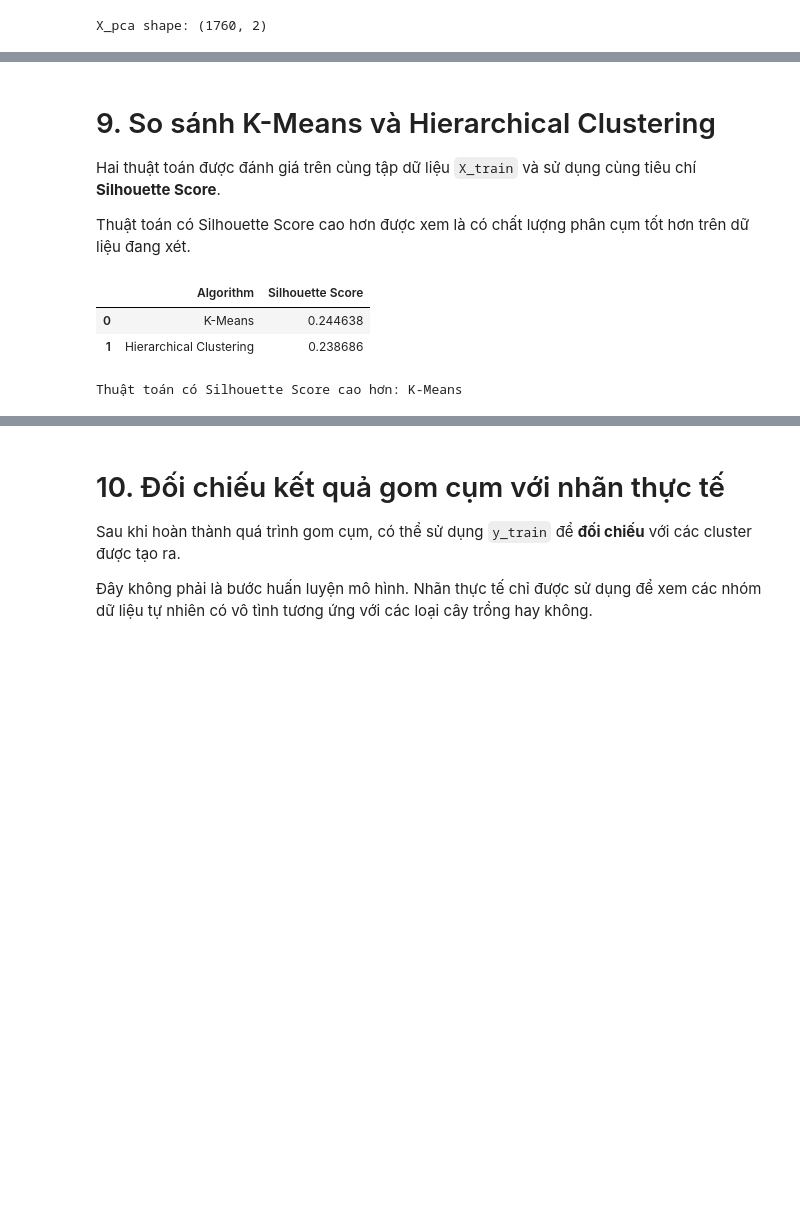
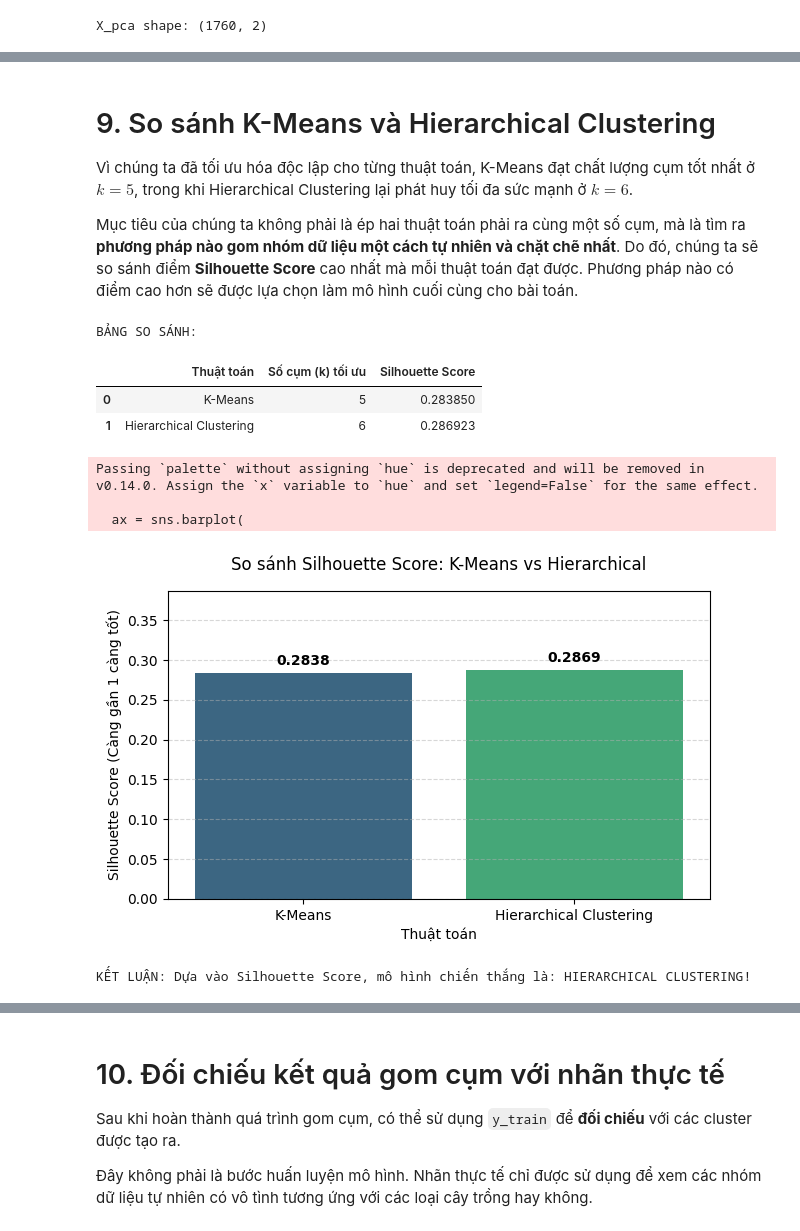
Before and after one commit to QuangVinhDK3/Crop_recommendation, a Jupyter notebook: notebooks/04_clustering.ipynb, the cells around one changed output, grey strips where cells are left out. Cells and saved outputs as stored; diff of their text form; code cells hidden in the pictures; blank space fills up the shorter version.

```diff
--- a/notebooks/04_clustering.ipynb
+++ b/notebooks/04_clustering.ipynb
@@ -177,6 +208,6 @@ Dựa vào biểu đồ Elbow Method ở trên, xác định vị trí đường
 # %%
 # Thay đổi giá trị này theo điểm "khuỷu tay" quan sát được trên biểu đồ
-optimal_k = 4
+optimal_k = 5
 
 print("Số cụm được lựa chọn:", optimal_k)
 # %% [output]
@@ -353,0 +381,16 @@ plt.show()
+# %%
+# Lấy luôn dòng đầu tiên (Top 1) của bảng kết quả tự động
+best_k = df_results.loc[0, "Số cụm (k)"]
+best_linkage = df_results.loc[0, "Linkage"]
+best_score = df_results.loc[0, "Silhouette Score"]
+
+print(f"Đang chạy mô hình với tham số tối ưu: k = {best_k}, linkage = '{best_linkage}'...")
+
+# Huấn luyện mô hình chính thức
+hierarchical = AgglomerativeClustering(n_clusters=best_k, linkage=best_linkage)
+hierarchical_labels = hierarchical.fit_predict(X_train)
+
+print(f"-> Hoàn tất! Silhouette Score đạt: {best_score:.4f}\n")
+
+print("Phân phối số lượng điểm dữ liệu trong từng cụm:")
+print(pd.Series(hierarchical_labels).value_counts().sort_index())
@@ -354,27 +455,54 @@ plt.show()
 # %% [markdown]
 # 9. So sánh K-Means và Hierarchical Clustering
 
-Hai thuật toán được đánh giá trên cùng tập dữ liệu `X_train` và sử dụng cùng tiêu chí **Silhouette Score**.
+Vì chúng ta đã tối ưu hóa độc lập cho từng thuật toán, K-Means đạt chất lượng cụm tốt nhất ở $k=5$, trong khi Hierarchical Clustering lại phát huy tối đa sức mạnh ở $k=6$.
 
-Thuật toán có Silhouette Score cao hơn được xem là có chất lượng phân cụm tốt hơn trên dữ liệu đang xét.
+Mục tiêu của chúng ta không phải là ép hai thuật toán phải ra cùng một số cụm, mà là tìm ra **phương pháp nào gom nhóm dữ liệu một cách tự nhiên và chặt chẽ nhất**. Do đó, chúng ta sẽ so sánh điểm **Silhouette Score** cao nhất mà mỗi thuật toán đạt được. Phương pháp nào có điểm cao hơn sẽ được lựa chọn làm mô hình cuối cùng cho bài toán.
 # %%
-comparison = pd.DataFrame({
-    "Algorithm": ["K-Means", "Hierarchical Clustering"],
-    "Silhouette Score": [kmeans_score, hierarchical_score]
+import pandas as pd
+import matplotlib.pyplot as plt
+import seaborn as sns
+
+# Đưa điểm số và số k vào bảng (hãy sửa lại biến điểm số hoặc điền số trực tiếp vào đây)
+comparison_df = pd.DataFrame({
+    "Thuật toán": ["K-Means", "Hierarchical Clustering"],
+    "Số cụm (k) tối ưu": [5, 6],
+    "Silhouette Score": [kmeans_score, best_score]  # Sửa lại tên biến điểm số của bạn ở đây
 })
 
-display(comparison)
+print("BẢNG SO SÁNH:")
+display(comparison_df)
 
-if kmeans_score > hierarchical_score:
-    best_clustering = "K-Means"
-elif hierarchical_score > kmeans_score:
-    best_clustering = "Hierarchical Clustering"
-else:
-    best_clustering = "Hai thuật toán có kết quả tương đương"
+# Vẽ biểu đồ cột
+plt.figure(figsize=(7, 4))
+ax = sns.barplot(
+    x="Thuật toán",
+    y="Silhouette Score",
+    data=comparison_df,
+    palette="viridis"
+)
 
-print(f"Thuật toán có Silhouette Score cao hơn: {best_clustering}")
+plt.ylim(0, max(comparison_df["Silhouette Score"]) + 0.1) # Dành một khoảng trống trên đỉnh cột
+plt.title("So sánh Silhouette Score: K-Means vs Hierarchical", pad=15)
+plt.ylabel("Silhouette Score (Càng gần 1 càng tốt)")
+plt.grid(axis='y', linestyle='--', alpha=0.5)
+
+# Thêm con số chính xác lên đỉnh mỗi cột
+for index, value in enumerate(comparison_df["Silhouette Score"]):
+    plt.text(index, value + 0.01, f"{value:.4f}", ha='center', fontweight='bold', color='black')
+
+plt.show()
+
+# In kết luận tự động
+winner = comparison_df.loc[comparison_df['Silhouette Score'].idxmax(), 'Thuật toán']
+print(f"KẾT LUẬN: Dựa vào Silhouette Score, mô hình chiến thắng là: {winner.upper()}!")
 # %% [output]
+BẢNG SO SÁNH:
-|  | Algorithm | Silhouette Score |
-| 0 | K-Means | 0.244638 |
-| 1 | Hierarchical Clustering | 0.238686 |
+|  | Thuật toán | Số cụm (k) tối ưu | Silhouette Score |
+| 0 | K-Means | 5 | 0.283850 |
+| 1 | Hierarchical Clustering | 6 | 0.286923 |
-Thuật toán có Silhouette Score cao hơn: K-Means
+Passing `palette` without assigning `hue` is deprecated and will be removed in v0.14.0. Assign the `x` variable to `hue` and set `legend=False` for the same effect.
+
+  ax = sns.barplot(
+[figure, added]
+KẾT LUẬN: Dựa vào Silhouette Score, mô hình chiến thắng là: HIERARCHICAL CLUSTERING!
```
Also changed, not shown: parts of 27 cells of this notebook, 13 other files.
